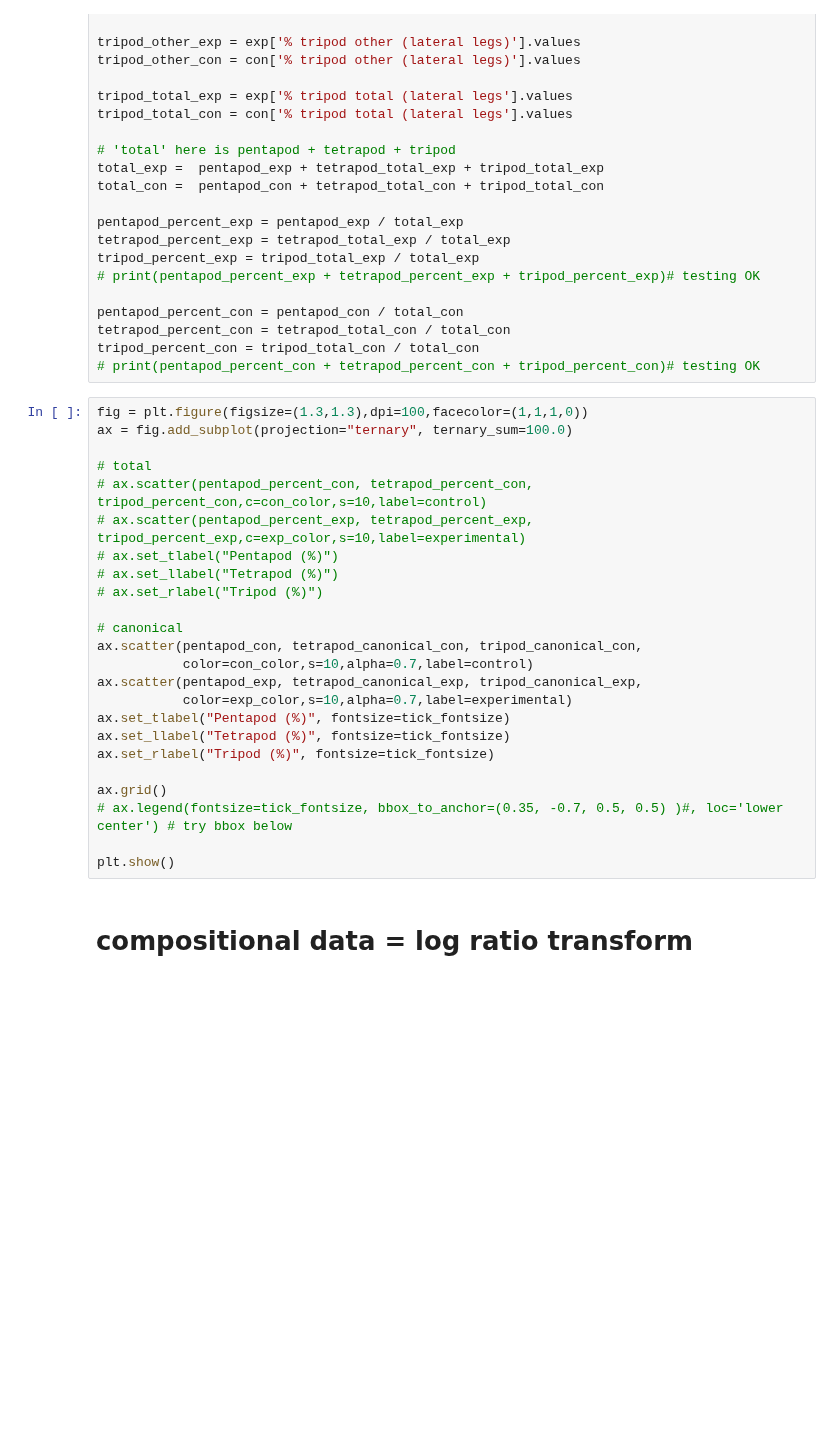
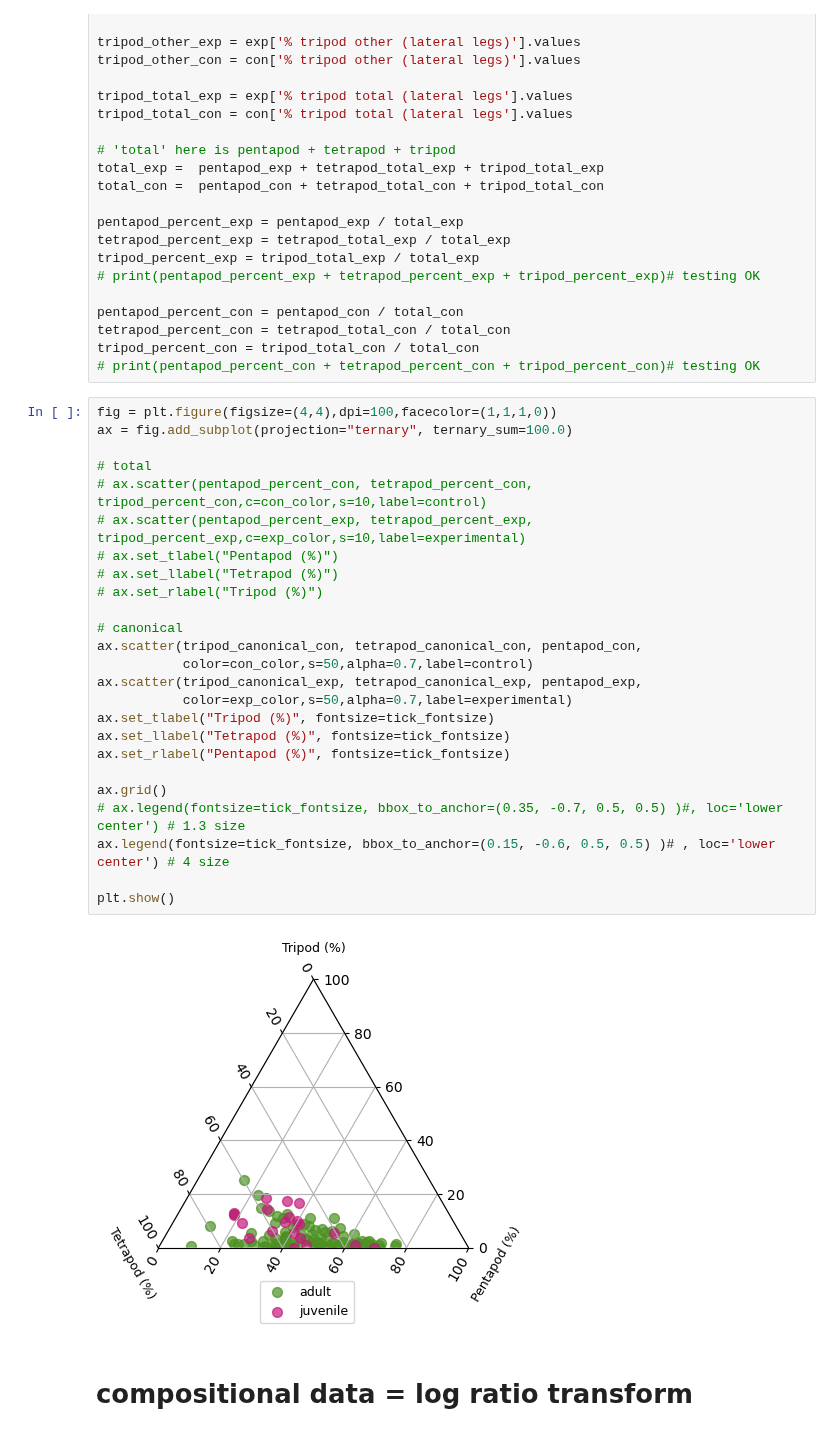
Before and after one commit to enwudz/gait, a Jupyter notebook: 06 Compare all the things.ipynb, the cells around one changed output. Cells and saved outputs as stored; diff of their text form; blank space fills up the shorter version.

```diff
--- a/06 Compare all the things.ipynb
+++ b/06 Compare all the things.ipynb
@@ -891,29 +1188,32 @@ tetrapod_percent_con = tetrapod_total_con / total_con
 tripod_percent_con = tripod_total_con / total_con
 # print(pentapod_percent_con + tetrapod_percent_con + tripod_percent_con)# testing OK
 # %%
-fig = plt.figure(figsize=(1.3,1.3),dpi=100,facecolor=(1,1,1,0))
+fig = plt.figure(figsize=(4,4),dpi=100,facecolor=(1,1,1,0))
 ax = fig.add_subplot(projection="ternary", ternary_sum=100.0)
 
 # total
 # ax.scatter(pentapod_percent_con, tetrapod_percent_con, tripod_percent_con,c=con_color,s=10,label=control)
 # ax.scatter(pentapod_percent_exp, tetrapod_percent_exp, tripod_percent_exp,c=exp_color,s=10,label=experimental)
 # ax.set_tlabel("Pentapod (%)")
 # ax.set_llabel("Tetrapod (%)")
 # ax.set_rlabel("Tripod (%)")
 
 # canonical
-ax.scatter(pentapod_con, tetrapod_canonical_con, tripod_canonical_con,
-           color=con_color,s=10,alpha=0.7,label=control)
-ax.scatter(pentapod_exp, tetrapod_canonical_exp, tripod_canonical_exp,
-           color=exp_color,s=10,alpha=0.7,label=experimental)
-ax.set_tlabel("Pentapod (%)", fontsize=tick_fontsize)
+ax.scatter(tripod_canonical_con, tetrapod_canonical_con, pentapod_con,
+           color=con_color,s=50,alpha=0.7,label=control)
+ax.scatter(tripod_canonical_exp, tetrapod_canonical_exp, pentapod_exp,
+           color=exp_color,s=50,alpha=0.7,label=experimental)
+ax.set_tlabel("Tripod (%)", fontsize=tick_fontsize)
 ax.set_llabel("Tetrapod (%)", fontsize=tick_fontsize)
-ax.set_rlabel("Tripod (%)", fontsize=tick_fontsize)
+ax.set_rlabel("Pentapod (%)", fontsize=tick_fontsize)
 
 ax.grid()
-# ax.legend(fontsize=tick_fontsize, bbox_to_anchor=(0.35, -0.7, 0.5, 0.5) )#, loc='lower center') # try bbox below
+# ax.legend(fontsize=tick_fontsize, bbox_to_anchor=(0.35, -0.7, 0.5, 0.5) )#, loc='lower center') # 1.3 size
+ax.legend(fontsize=tick_fontsize, bbox_to_anchor=(0.15, -0.6, 0.5, 0.5) )# , loc='lower center') # 4 size
 
 plt.show()
+# %% [output]
+[figure, added]
 # %% [markdown]
 # compositional data = log ratio transform
 # %%
```
Also changed, not shown: parts of 47 cells of this notebook, 4 other files.
